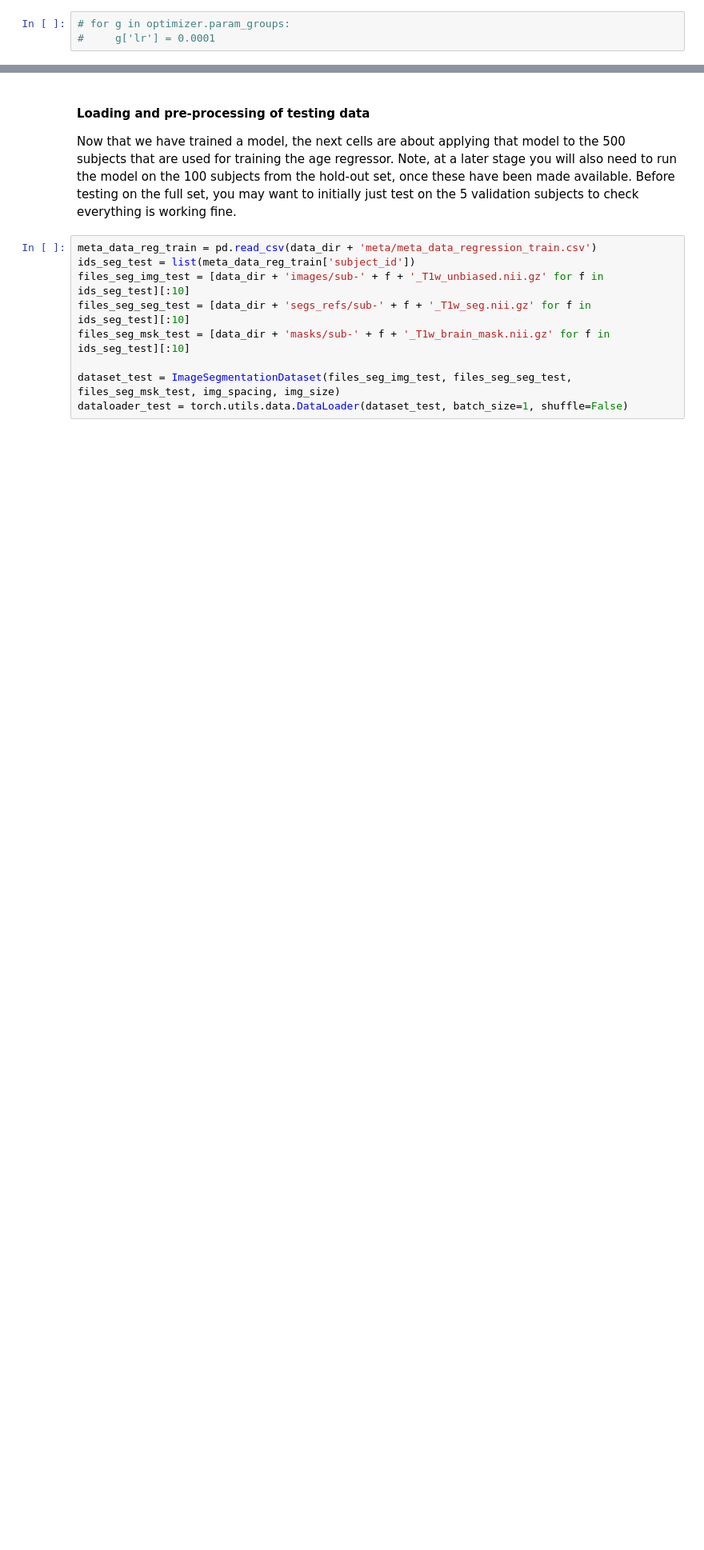
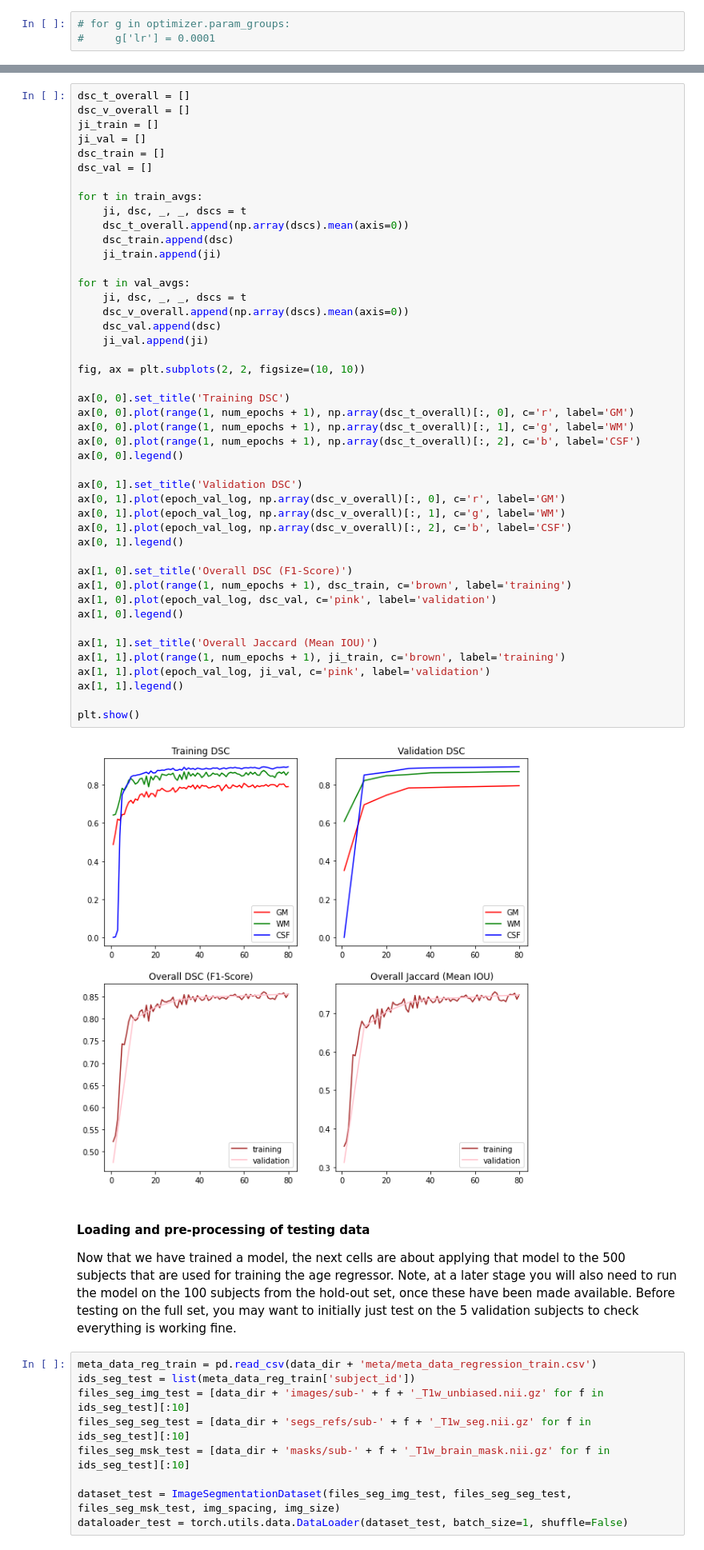
Before and after one commit to ML3ngiRNErT/imaging-cw, a Jupyter notebook: CW_Brain_Age_Regression_colab_integration.ipynb, the cells around one changed output, grey strips where cells are left out. Shown at 80% size. Saved outputs shown, nothing was run; the diff lists cells and outputs as text; blank space fills up the shorter version.

```diff
--- a/CW_Brain_Age_Regression_colab_integration.ipynb
+++ b/CW_Brain_Age_Regression_colab_integration.ipynb
@@ -1098,3 +1247,50 @@ RuntimeError: CUDA out of memory. Tried to allocate 540.00 MiB (GPU 0; 11.93 GiB
+# %%
+dsc_t_overall = []
+dsc_v_overall = []
+ji_train = []
+ji_val = []
+dsc_train = []
+dsc_val = []
+
+for t in train_avgs:
+    ji, dsc, _, _, dscs = t
+    dsc_t_overall.append(np.array(dscs).mean(axis=0))
+    dsc_train.append(dsc)
+    ji_train.append(ji)
+
+for t in val_avgs:
+    ji, dsc, _, _, dscs = t
+    dsc_v_overall.append(np.array(dscs).mean(axis=0))
+    dsc_val.append(dsc)
+    ji_val.append(ji)
+
+fig, ax = plt.subplots(2, 2, figsize=(10, 10))
+
+ax[0, 0].set_title('Training DSC')
+ax[0, 0].plot(range(1, num_epochs + 1), np.array(dsc_t_overall)[:, 0], c='r', label='GM')
+ax[0, 0].plot(range(1, num_epochs + 1), np.array(dsc_t_overall)[:, 1], c='g', label='WM')
+ax[0, 0].plot(range(1, num_epochs + 1), np.array(dsc_t_overall)[:, 2], c='b', label='CSF')
+ax[0, 0].legend()
+
+ax[0, 1].set_title('Validation DSC')
+ax[0, 1].plot(epoch_val_log, np.array(dsc_v_overall)[:, 0], c='r', label='GM')
+ax[0, 1].plot(epoch_val_log, np.array(dsc_v_overall)[:, 1], c='g', label='WM')
+ax[0, 1].plot(epoch_val_log, np.array(dsc_v_overall)[:, 2], c='b', label='CSF')
+ax[0, 1].legend()
+
+ax[1, 0].set_title('Overall DSC (F1-Score)')
+ax[1, 0].plot(range(1, num_epochs + 1), dsc_train, c='brown', label='training')
+ax[1, 0].plot(epoch_val_log, dsc_val, c='pink', label='validation')
+ax[1, 0].legend()
+
+ax[1, 1].set_title('Overall Jaccard (Mean IOU)')
+ax[1, 1].plot(range(1, num_epochs + 1), ji_train, c='brown', label='training')
+ax[1, 1].plot(epoch_val_log, ji_val, c='pink', label='validation')
+ax[1, 1].legend()
+
+plt.show()
+# %% [output]
+[figure, added]
 # %% [markdown]
 #### Loading and pre-processing of testing data
 
```
Also changed, not shown: parts of 7 cells of this notebook.
